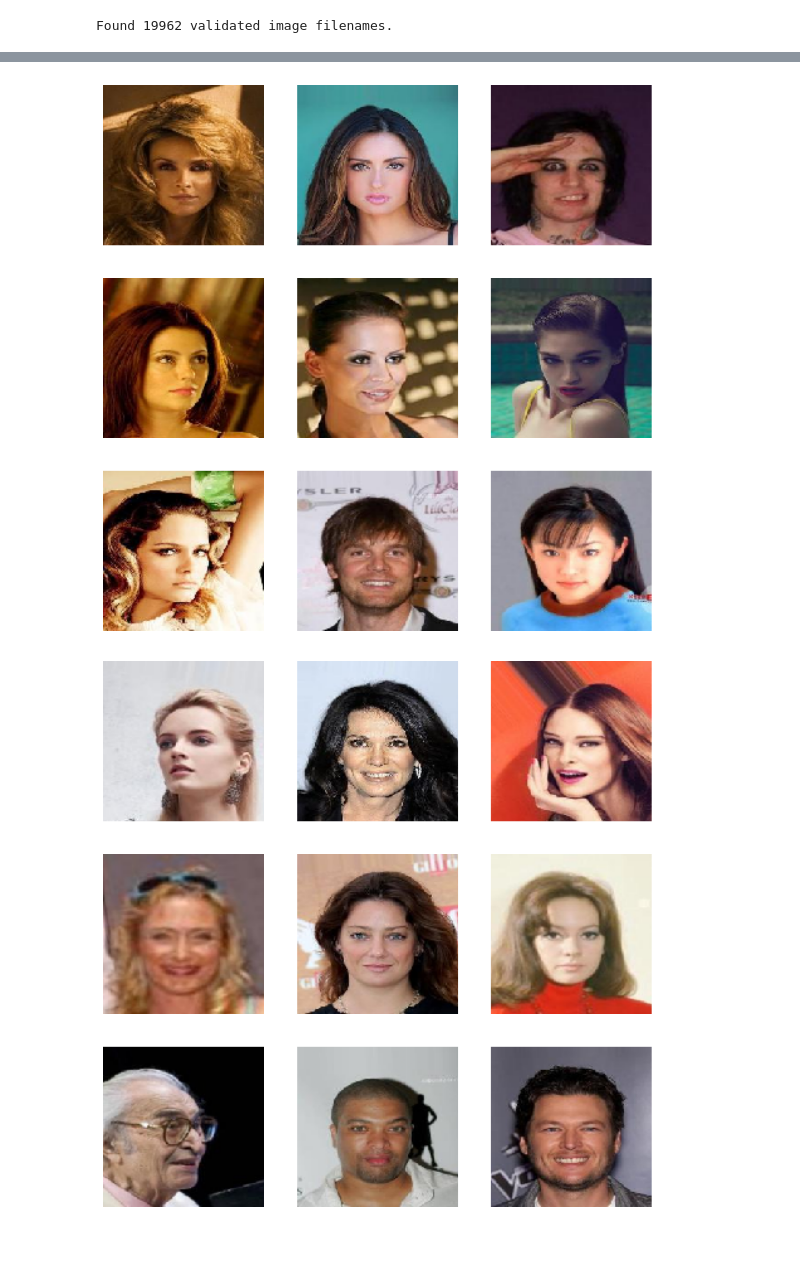
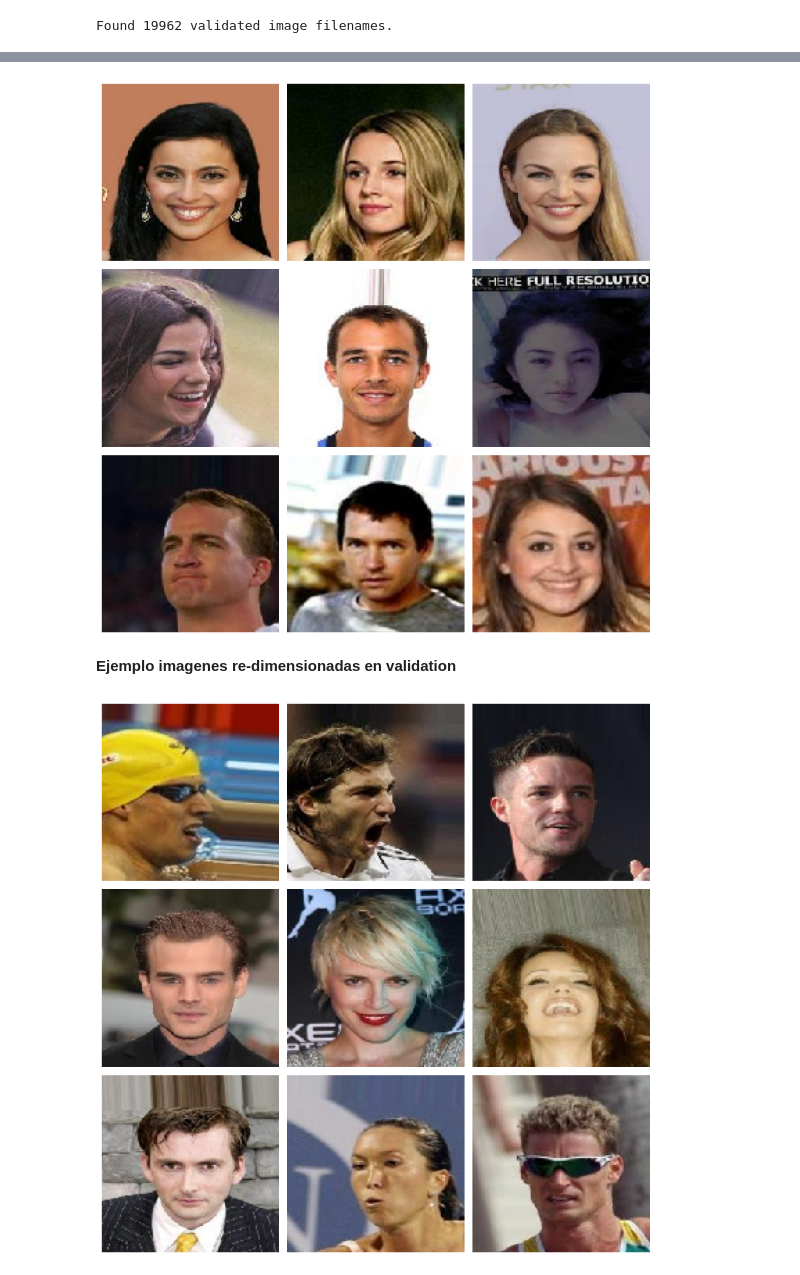
Before and after one commit to lautimuller/MachineLearning2023, a Jupyter notebook: tp3_celebfaces.ipynb, the cells around one changed output, grey strips where cells are left out. Cells and saved outputs as stored; diff of their text form; code cells hidden in the pictures; blank space fills up the shorter version.

```diff
--- a/tp3_celebfaces.ipynb
+++ b/tp3_celebfaces.ipynb
@@ -29,8 +30,11 @@ from sklearn.metrics import accuracy_score, confusion_matrix
 # configuración para que las imágenes se vean dentro del notebook
 %matplotlib inline
 # %%
-path = '/home/usuario/CelebFaces/'
+#path Gaston
+#path = '/home/usuario/CelebFaces/'
 
+#path Lautaro
+path = 'CelebFaces/'
 # Construir las rutas completas para cada archivo
 list_attr_celeba = os.path.join(path, 'list_attr_celeba.csv')
 list_eval_partition = os.path.join(path, 'list_eval_partition.csv')
@@ -87,7 +93,7 @@ Cantidad de imágenes:  202599
 Cantidad de atributos:  41
 # %%
 df_atributos = df_atributos[['image_id', 'No_Beard']]
-df_atributos['No_Beard'] = df_atributos['No_Beard'].replace({1 : 0, -1 : 1 })
+df_atributos['No_Beard'] = df_atributos['No_Beard'].replace({-1 : 0, 1 : 1 })
 df_atributos["No_Beard"] = df_atributos["No_Beard"].astype(str)
 merged = pd.merge(df_particiones, df_atributos, on='image_id')
 # %% [output]
@@ -131,7 +163,7 @@ Found 162770 validated image filenames belonging to 2 classes.
 # %%
 val_datagen = ImageDataGenerator(rescale=1./255)
 
-val = val_datagen.flow_from_dataframe(
+resized_val = val_datagen.flow_from_dataframe(
     val,
     img_align_celeba + "/",
     x_col='image_id',
@@ -157,9 +191,11 @@ Found 19962 validated image filenames.
 # %%
-def sample_images(dataset):
+def display_images(dataset, num_images=9):
     plt.figure(figsize=(10, 10))
     images, labels = dataset.next()
-    for i in range(9):
+    for i in range(num_images):
         ax = plt.subplot(3, 3, i + 1)
         plt.imshow(images[i])
-        #plt.title(dataset.No_Beard)
+        #plt.title(labels[i])
         plt.axis("off")
+    plt.tight_layout()
+    plt.show()
@@ -166,8 +204,10 @@ def sample_images(dataset):
 # %%
-sample_images(train)
+display_images(resized_train)
 # %% [output]
-[figure, old version]
+[figure, new version]
+# %% [markdown]
+**Ejemplo imagenes re-dimensionadas en validation**
 # %%
-sample_images(val)
+display_images(resized_val)
 # %% [output]
-[figure, old version]
+[figure, new version]
```
Also changed, not shown: parts of 20 cells of this notebook.
